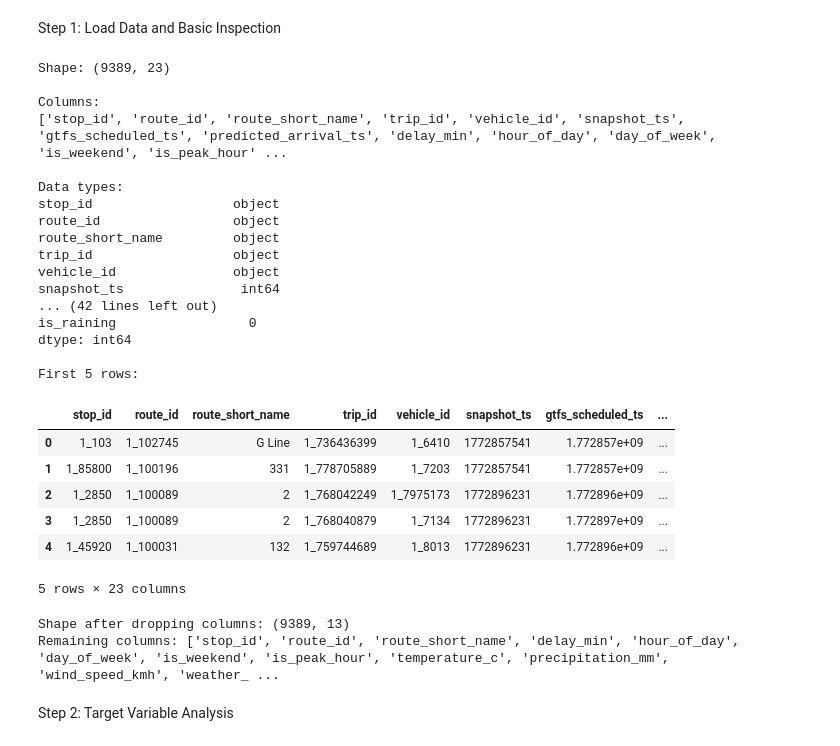
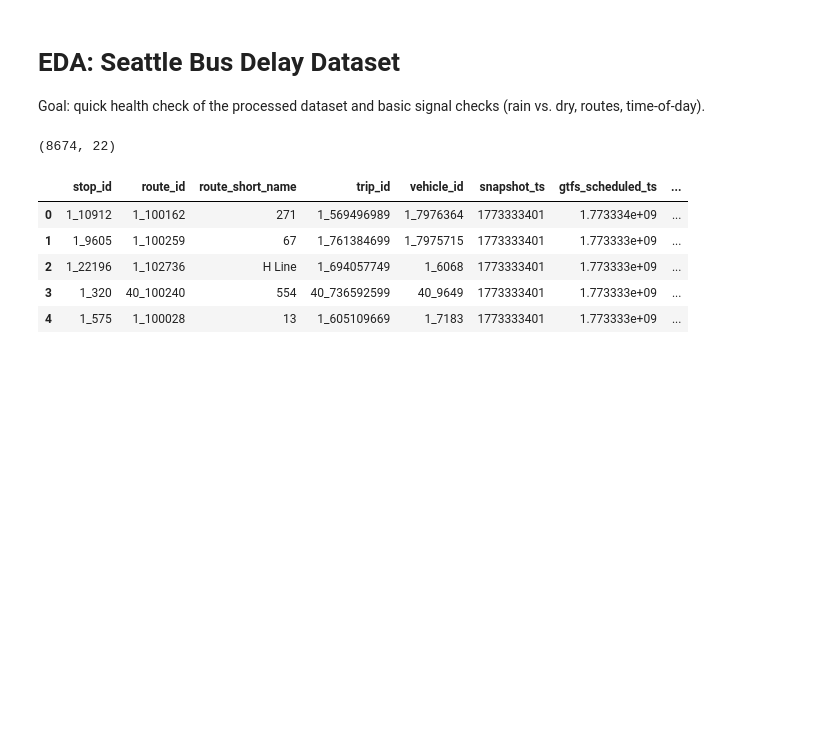
Before and after one commit to yjkim717/ml-seattle-bus-delay, a Jupyter notebook: notebooks/01_eda.ipynb, the cells around one changed output. Drawn from its saved outputs; the diff is of its cells as text; code cells hidden in the pictures; blank space fills up the shorter version.

```diff
--- a/notebooks/01_eda.ipynb
+++ b/notebooks/01_eda.ipynb
@@ -1,68 +1,29 @@
-# %% [markdown]
-Step 1: Load Data and Basic Inspection
+# %% [markdown]
+# EDA: Seattle Bus Delay Dataset
+
+Goal: quick health check of the processed dataset and basic signal checks (rain vs. dry, routes, time-of-day).
 # %%
 import pandas as pd
 import numpy as np
 import matplotlib.pyplot as plt
 import seaborn as sns
+from pathlib import Path
 
-# Load data
-df = pd.read_csv('../data/processed/dataset.csv')
+plt.style.use('seaborn-v0_8-whitegrid')
+sns.set_context('talk')
+pd.set_option('display.max_columns', 30)
 
-# Basic info
-print("Shape:", df.shape)
-print("\nColumns:")
-print(df.columns.tolist())
-print("\nData types:")
-print(df.dtypes)
-print("\nMissing values:")
-print(df.isnull().sum())
-print("\nFirst 5 rows:")
+DATA_PATH = Path('..') / 'data' / 'processed' / 'dataset.csv'
+assert DATA_PATH.exists(), f"Missing file: {DATA_PATH}"
+
+df = pd.read_csv(DATA_PATH)
+print(df.shape)
 df.head()
 # %% [output]
-Shape: (9389, 23)
-
-Columns:
-['stop_id', 'route_id', 'route_short_name', 'trip_id', 'vehicle_id', 'snapshot_ts', 'gtfs_scheduled_ts', 'predicted_arrival_ts', 'delay_min', 'hour_of_day', 'day_of_week', 'is_weekend', 'is_peak_hour' ...
-
-Data types:
-stop_id                  object
-route_id                 object
-route_short_name         object
-trip_id                  object
-vehicle_id               object
-snapshot_ts               int64
-... (42 lines left out)
-is_raining                 0
-dtype: int64
-
-First 5 rows:
+(8674, 22)
 |  | stop_id | route_id | route_short_name | trip_id | vehicle_id | snapshot_ts | gtfs_scheduled_ts | ... |
-| 0 | 1_103 | 1_102745 | G Line | 1_736436399 | 1_6410 | 1772857541 | 1.772857e+09 | ... |
-| 1 | 1_85800 | 1_100196 | 331 | 1_778705889 | 1_7203 | 1772857541 | 1.772857e+09 | ... |
-| 2 | 1_2850 | 1_100089 | 2 | 1_768042249 | 1_7975173 | 1772896231 | 1.772896e+09 | ... |
-| 3 | 1_2850 | 1_100089 | 2 | 1_768040879 | 1_7134 | 1772896231 | 1.772897e+09 | ... |
-| 4 | 1_45920 | 1_100031 | 132 | 1_759744689 | 1_8013 | 1772896231 | 1.772896e+09 | ... |
+| 0 | 1_10912 | 1_100162 | 271 | 1_569496989 | 1_7976364 | 1773333401 | 1.773334e+09 | ... |
+| 1 | 1_9605 | 1_100259 | 67 | 1_761384699 | 1_7975715 | 1773333401 | 1.773333e+09 | ... |
+| 2 | 1_22196 | 1_102736 | H Line | 1_694057749 | 1_6068 | 1773333401 | 1.773333e+09 | ... |
+| 3 | 1_320 | 40_100240 | 554 | 40_736592599 | 40_9649 | 1773333401 | 1.773333e+09 | ... |
+| 4 | 1_575 | 1_100028 | 13 | 1_605109669 | 1_7183 | 1773333401 | 1.773333e+09 | ... |
-5 rows × 23 columns
-# %%
-# Drop visibility_km (all null) and columns not useful for modeling
-df = df.drop(columns=[
-    'visibility_km',      # all null
-    'snapshot_ts',        # timestamp, used to compute delay_min
-    'gtfs_scheduled_ts',  # timestamp, used to compute delay_min
-    'predicted_arrival_ts', # timestamp, used to compute delay_min
-    'trip_id',            # unique identifier, no predictive value
-    'vehicle_id',         # unique identifier, no predictive value
-    'status',             # all 'default', no variation
-    'date',               # already captured by other time features
-    'hour_bucket',        # already captured by hour_of_day
-    'month',              # only one month in dataset
-])
-
-print("Shape after dropping columns:", df.shape)
-print("Remaining columns:", df.columns.tolist())
-# %% [output]
-Shape after dropping columns: (9389, 13)
-Remaining columns: ['stop_id', 'route_id', 'route_short_name', 'delay_min', 'hour_of_day', 'day_of_week', 'is_weekend', 'is_peak_hour', 'temperature_c', 'precipitation_mm', 'wind_speed_kmh', 'weather_ ...
-# %% [markdown]
-Step 2: Target Variable Analysis
```
Also changed, not shown: parts of 19 cells of this notebook.
